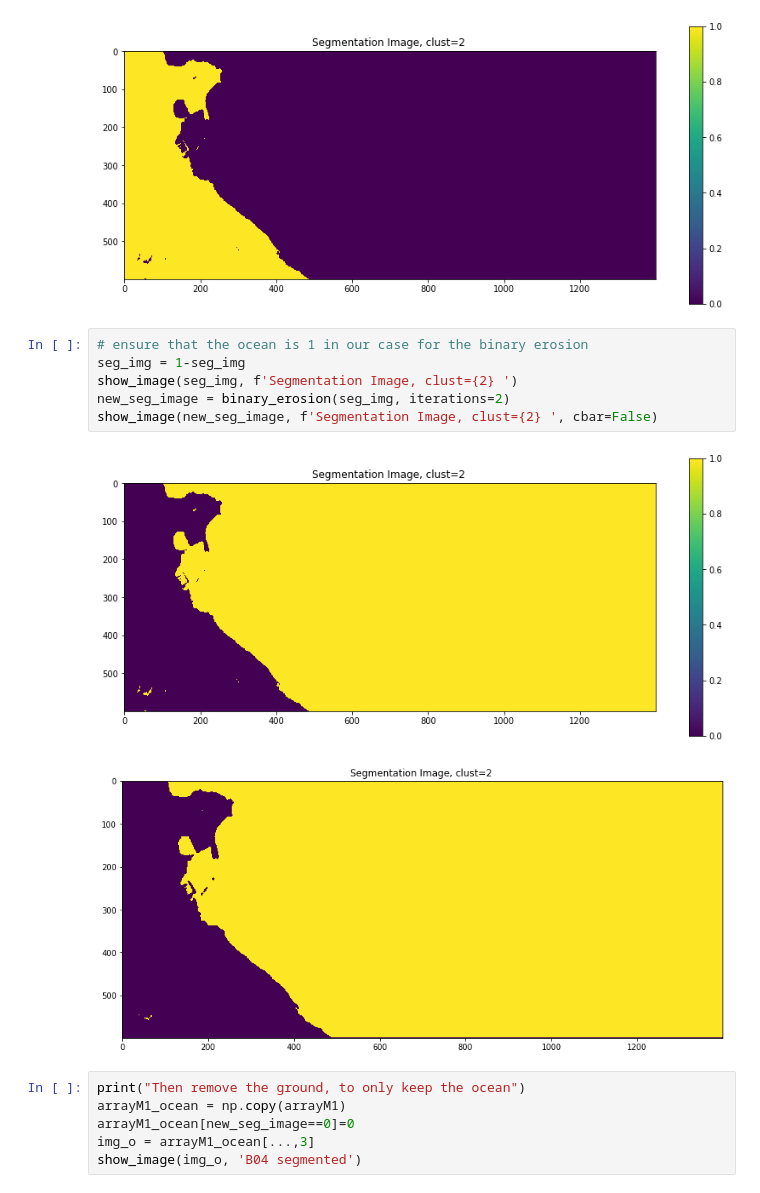
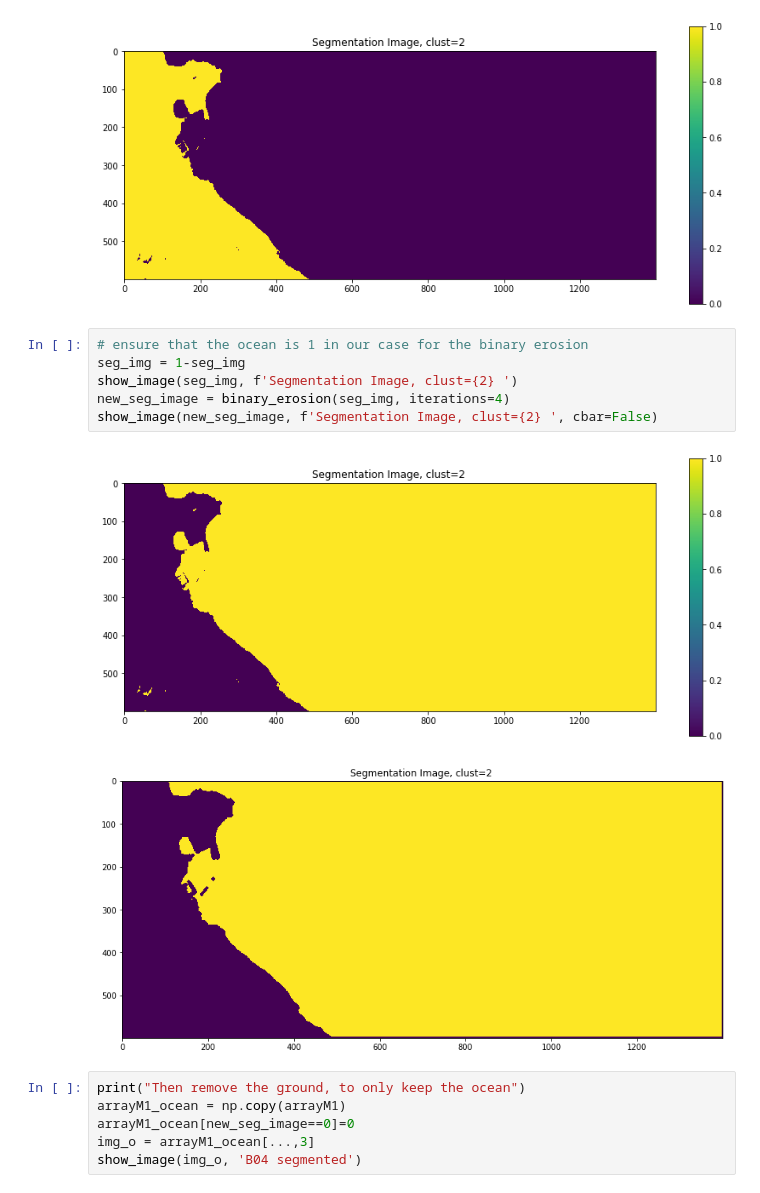
Before and after one commit to BasileR/plastic_detection_from_space, a Jupyter notebook: Image_Gaspard.ipynb, the cells around one changed output. Saved outputs shown, nothing was run; the diff lists cells and outputs as text.

```diff
--- a/Image_Gaspard.ipynb
+++ b/Image_Gaspard.ipynb
@@ -191,12 +193,12 @@ Fisrt Segmentation
 # %%
 # ensure that the ocean is 1 in our case for the binary erosion
 seg_img = 1-seg_img
 show_image(seg_img, f'Segmentation Image, clust={2} ')
-new_seg_image = binary_erosion(seg_img, iterations=2)
+new_seg_image = binary_erosion(seg_img, iterations=4)
 show_image(new_seg_image, f'Segmentation Image, clust={2} ', cbar=False)
 # %% [output]
 [figure]
-[figure, old version]
+[figure, new version]
 # %%
 print("Then remove the ground, to only keep the ocean")
 arrayM1_ocean = np.copy(arrayM1)
```
Also changed, not shown: parts of 15 cells of this notebook, 10 other files.
